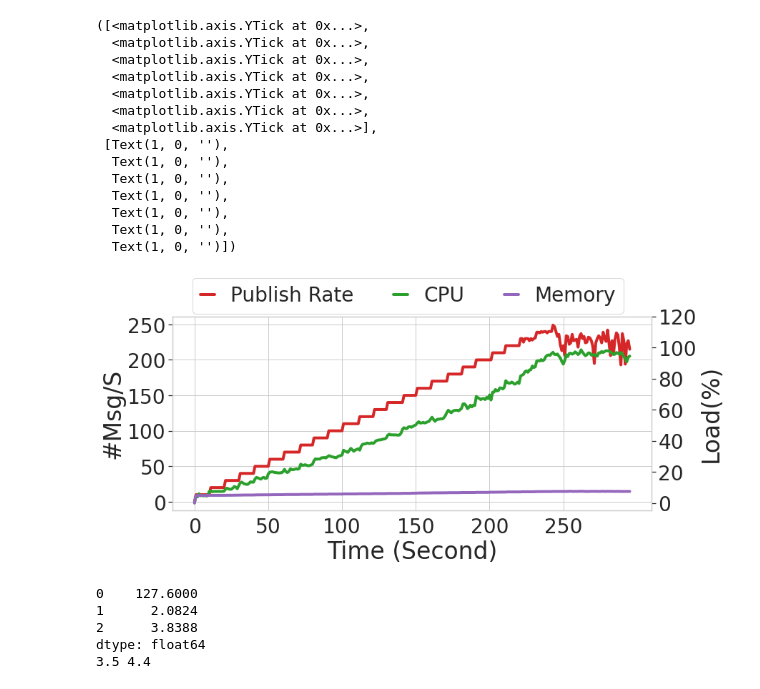
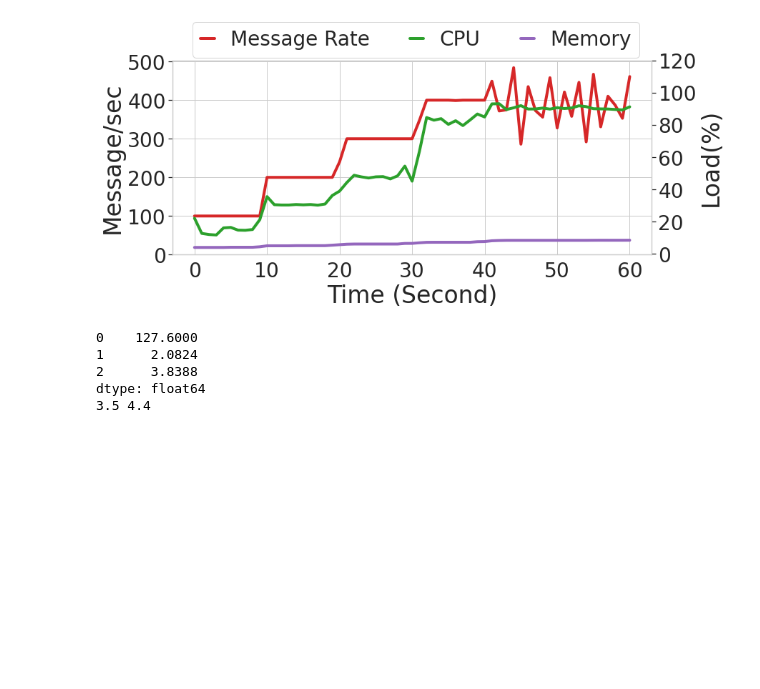
Before and after one commit to EhsanSaZ/BottleneckDetection, a Jupyter notebook: dataset_generator/parallel_filesystem/AgentMetricCollector/evaluation/scaiability/scalability analysis.ipynb, the cells around one changed output. Drawn from its saved outputs; the diff is of its cells as text; code cells hidden in the pictures; blank space fills up the shorter version.

```diff
--- a/dataset_generator/parallel_filesystem/AgentMetricCollector/evaluation/scaiability/scalability analysis.ipynb
+++ b/dataset_generator/parallel_filesystem/AgentMetricCollector/evaluation/scaiability/scalability analysis.ipynb
@@ -68,53 +67,44 @@ plt.yticks(np.arange(0, np.max(cloud_file_data.iloc[:160, 2] + 5000), 10000),  f
 # %%
-agent_scaling_file = "./agent_scalability/200 and more transfer/data.csv"
-agent_scaling_file = pd.read_csv(agent_scaling_file, dtype = dtype_dic).fillna(0)
+# agent_scaling_file = "./agent_scalability/200 and more transfer/data.csv"
+agent_scaling_file = "./share_memory_design/agent_scaling/untitled (3).csv"
+agent_scaling_file = "./share_memory_design/agent_scaling/400.csv"
+
+agent_scaling_file = pd.read_csv(agent_scaling_file).fillna(0)
 # agent_scaling_file.iloc[:160, 3].mean()
 agent_scaling_file.shape[0]
 from matplotlib.pyplot import figure
 from matplotlib import pyplot as plt
 sns.set_style("whitegrid")
 sns.set_palette("Set1")
 
-x_range = np.arange(0, agent_scaling_file.shape[0] , 1)
+# x_range = np.arange(0, agent_scaling_file.shape[0] , 1)
+x_range = np.arange(0,61 , 1)
 lw=4
 
 fig, ax = plt.subplots(figsize =(12, 5))
-ax.set_ylabel('#Msg/S', fontsize=33)
+ax.set_ylabel('Message/sec', fontsize=33)
 ax.set_xlabel('Time (Second)', fontsize=33)
-line1, = ax.plot(x_range, agent_scaling_file.iloc[:, 3],'-', label="Publish Rate", color='tab:red', linewidth=lw)#,color='tab:red'
-plt.yticks(np.arange(0, np.max(agent_scaling_file.iloc[:, 3] + 50), 50),  fontsize=28)
-plt.xticks(x_range[::50],  fontsize=28)
+line1, = ax.plot(x_range, agent_scaling_file.iloc[:61, 3],'-', label="Message Rate", color='tab:red', linewidth=lw)#,color='tab:red'
+plt.yticks(np.arange(0, np.max(agent_scaling_file.iloc[:61, 3] + 50), 100),  fontsize=28)
+plt.xticks(x_range[::10],  fontsize=28)
 # plt.legend(fontsize=28, framealpha=0.8, handlelength=0.7, loc='upper left', bbox_to_anchor=(0, 1.25))
 
 
 ax2 = ax.twinx()
 ax2.grid(False)
 ax2.set_ylabel('Load(%)', fontsize=33)
 # line2, = ax2.plot(x_range[::5], agent_scaling_file.iloc[::5, 1], '-', label="CPU Load (%)", color='tab:green', linewidth=lw)
-line2, = ax2.plot(x_range, agent_scaling_file.iloc[:, 1], '-', label="CPU", color='tab:green', linewidth=lw)
+line2, = ax2.plot(x_range, agent_scaling_file.iloc[:61, 1], '-', label="CPU", color='tab:green', linewidth=lw)
 
 # line3, = ax2.plot(x_range[::5], agent_scaling_file.iloc[::5, 2], '-', label="Memory Load (%)", color='tab:purple', linewidth=lw)
-line3, = ax2.plot(x_range, agent_scaling_file.iloc[:, 2], '-', label="Memory", color='tab:purple', linewidth=lw)
+line3, = ax2.plot(x_range, agent_scaling_file.iloc[:61, 2], '-', label="Memory", color='tab:purple', linewidth=lw)
 plt.legend(fontsize=28, handles=[line1, line2, line3],ncol=3,  handlelength=0.7,  framealpha=0.8, loc='upper left', bbox_to_anchor=(0.02, 1.25))
 
 plt.yticks(np.arange(0, 130, 20),  fontsize=28)
-# plt.savefig('Agent_scaling_evaluation.pdf', bbox_inches='tight')
+
+# plt.savefig('Agent_scaling_evaluation_400.pdf', bbox_inches='tight')
 # %% [output]
-([<matplotlib.axis.YTick at 0x...>,
-  <matplotlib.axis.YTick at 0x...>,
-  <matplotlib.axis.YTick at 0x...>,
-  <matplotlib.axis.YTick at 0x...>,
-  <matplotlib.axis.YTick at 0x...>,
-  <matplotlib.axis.YTick at 0x...>,
-  <matplotlib.axis.YTick at 0x...>],
- [Text(1, 0, ''),
-  Text(1, 0, ''),
-  Text(1, 0, ''),
-  Text(1, 0, ''),
-  Text(1, 0, ''),
-  Text(1, 0, ''),
-  Text(1, 0, '')])
-[figure, old version]
+[figure, new version]
 # %%
 globus_footprint_file = "./agent_scalability/200 and more transfer/globus_overhead_over_time.csv"
 globus_footprint_file = pd.read_csv(globus_footprint_file, header=None).fillna(0)
```
Also changed, not shown: parts of 3 cells of this notebook, 3 other files.
